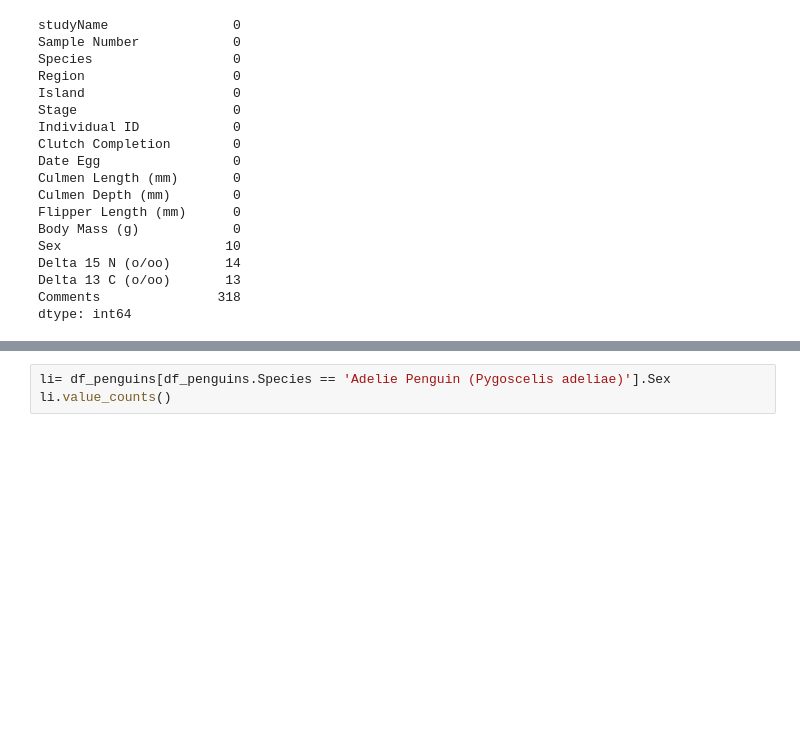
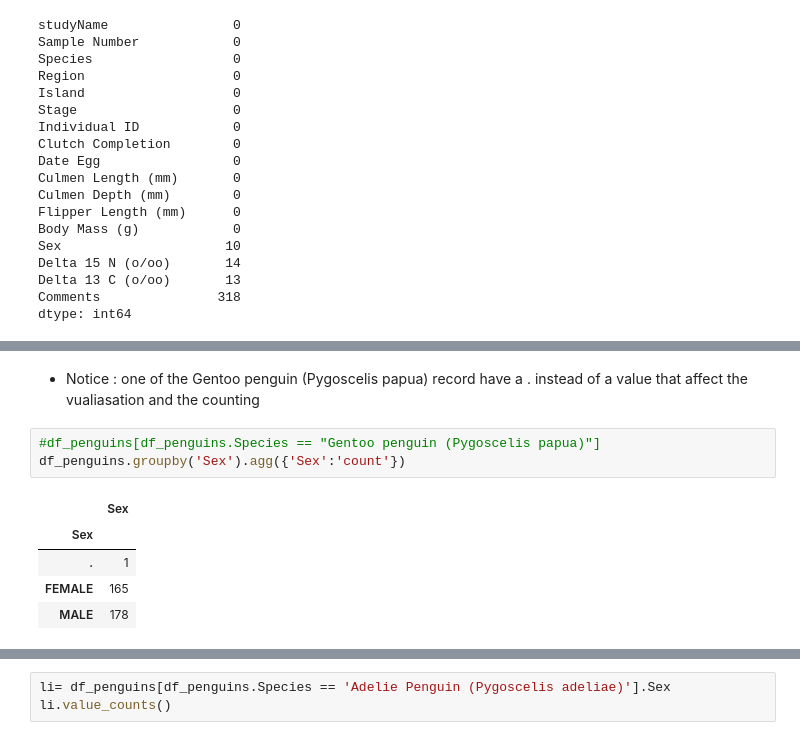
Before and after one commit to rawanalqarni/Palmer_penguins_EDA, a Jupyter notebook: penguins.ipynb, the cells around one changed output, grey strips where cells are left out. Drawn from its saved outputs; the diff is of its cells as text; blank space fills up the shorter version.

```diff
--- a/penguins.ipynb
+++ b/penguins.ipynb
@@ -176,0 +179,11 @@ df_penguins.groupby(['Species', 'Sex']).agg({'Culmen Length (mm)':'mean', 'Flipp
+# %% [markdown]
+- Notice : one of the Gentoo penguin (Pygoscelis papua)	record have a . instead of a value that affect the vualiasation and the counting
+# %%
+#df_penguins[df_penguins.Species == "Gentoo penguin (Pygoscelis papua)"]
+df_penguins.groupby('Sex').agg({'Sex':'count'})
+# %% [output]
+|  | Sex |
+| Sex |  |
+| . | 1 |
+| FEMALE | 165 |
+| MALE | 178 |
```
Also changed, not shown: parts of 18 cells of this notebook.
